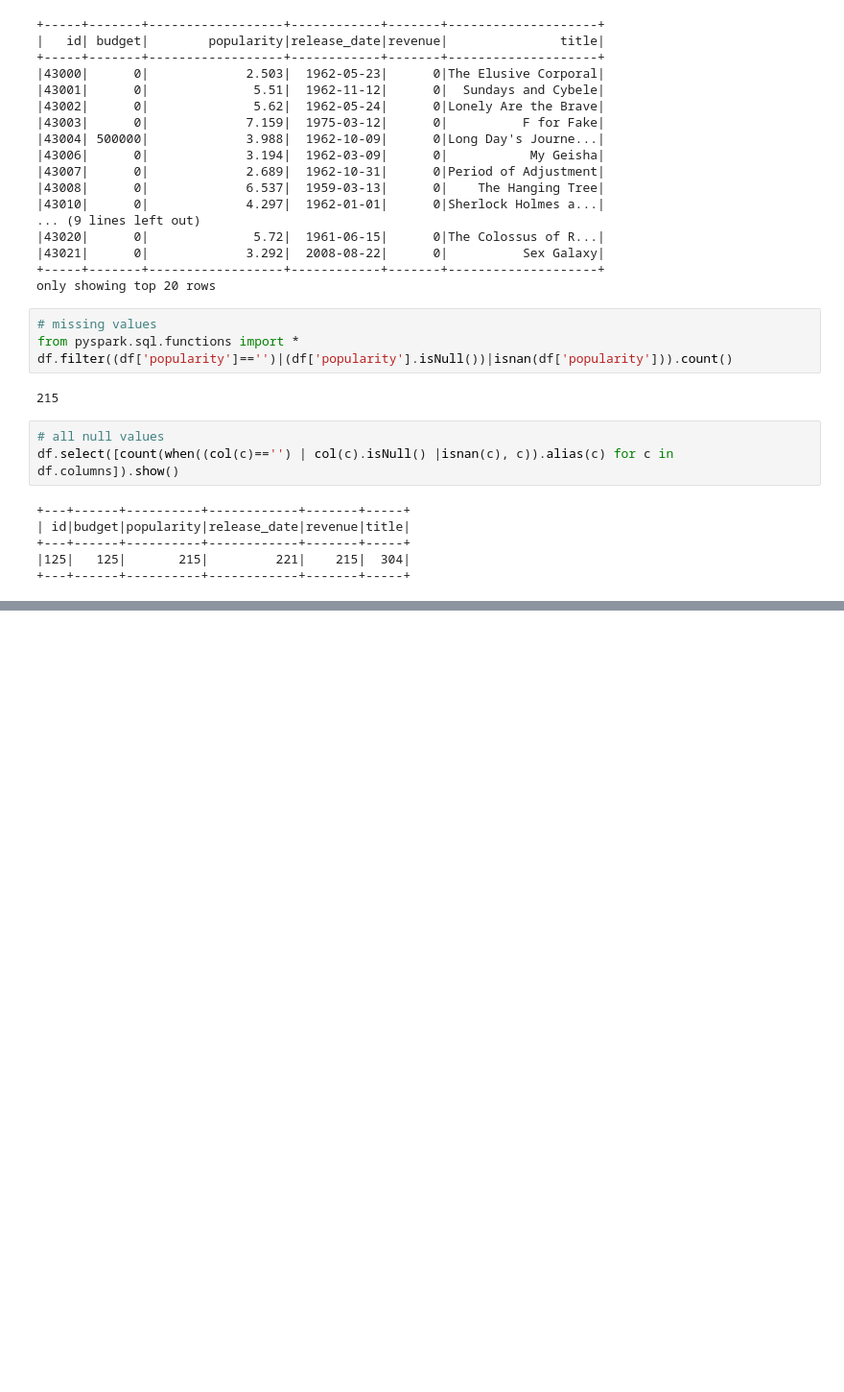
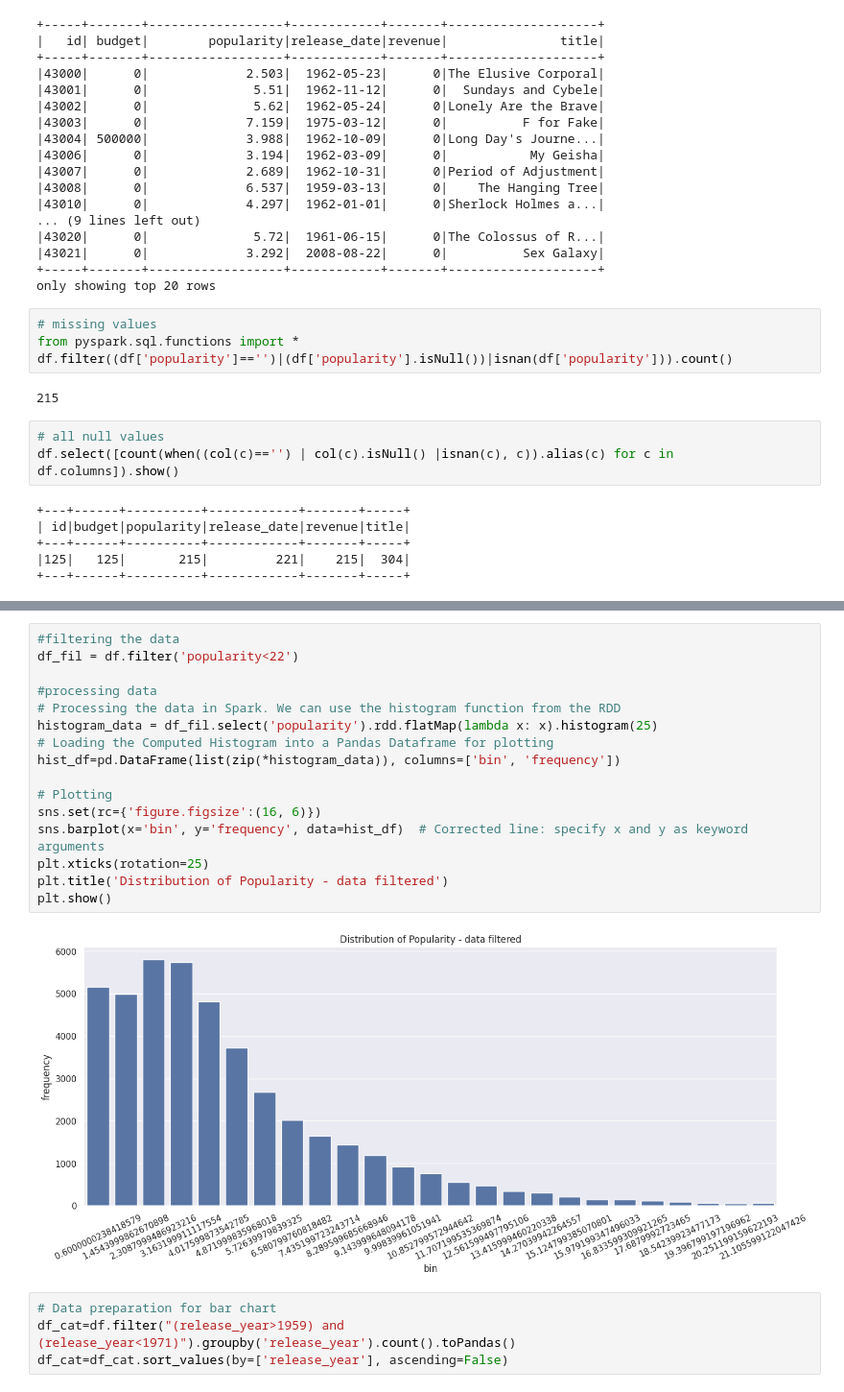
Before and after one commit to ankesh86/PySparkNotebooks, a Jupyter notebook: MoviesDataWrangling.ipynb, the cells around one changed output, grey strips where cells are left out. Shown at 96% size. Drawn from its saved outputs; the diff is of its cells as text; blank space fills up the shorter version.

```diff
--- a/MoviesDataWrangling.ipynb
+++ b/MoviesDataWrangling.ipynb
@@ -108,0 +970,22 @@ df.select([count(when((col(c)=='') | col(c).isNull() |isnan(c), c)).alias(c) for
+# %%
+#filtering the data
+df_fil = df.filter('popularity<22')
+
+#processing data
+# Processing the data in Spark. We can use the histogram function from the RDD
+histogram_data = df_fil.select('popularity').rdd.flatMap(lambda x: x).histogram(25)
+# Loading the Computed Histogram into a Pandas Dataframe for plotting
+hist_df=pd.DataFrame(list(zip(*histogram_data)), columns=['bin', 'frequency'])
+
+# Plotting
+sns.set(rc={'figure.figsize':(16, 6)})
+sns.barplot(x='bin', y='frequency', data=hist_df)  # Corrected line: specify x and y as keyword arguments
+plt.xticks(rotation=25)
+plt.title('Distribution of Popularity - data filtered')
+plt.show()
+# %% [output]
+[figure, added]
+# %%
+# Data preparation for bar chart
+df_cat=df.filter("(release_year>1959) and (release_year<1971)").groupby('release_year').count().toPandas()
+df_cat=df_cat.sort_values(by=['release_year'], ascending=False)
```
Also changed, not shown: parts of 85 cells of this notebook.
